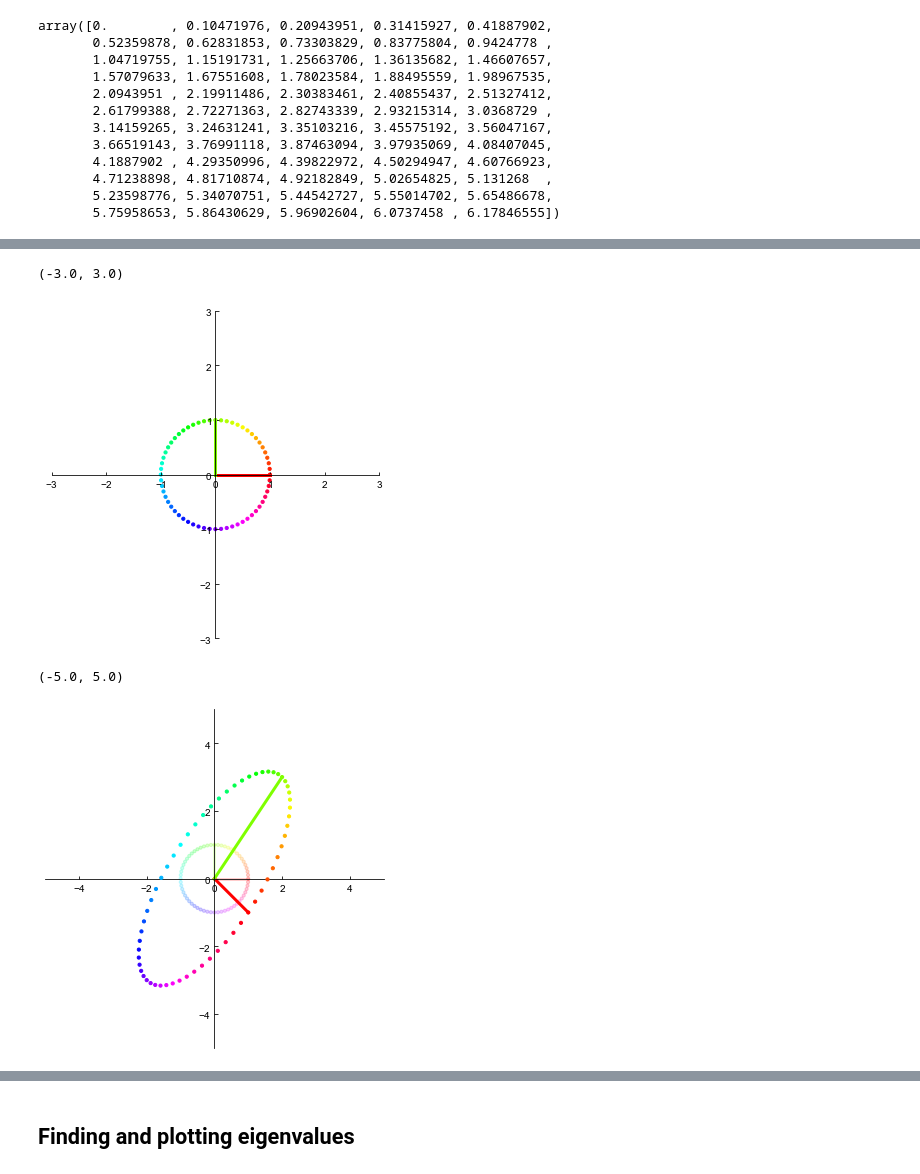
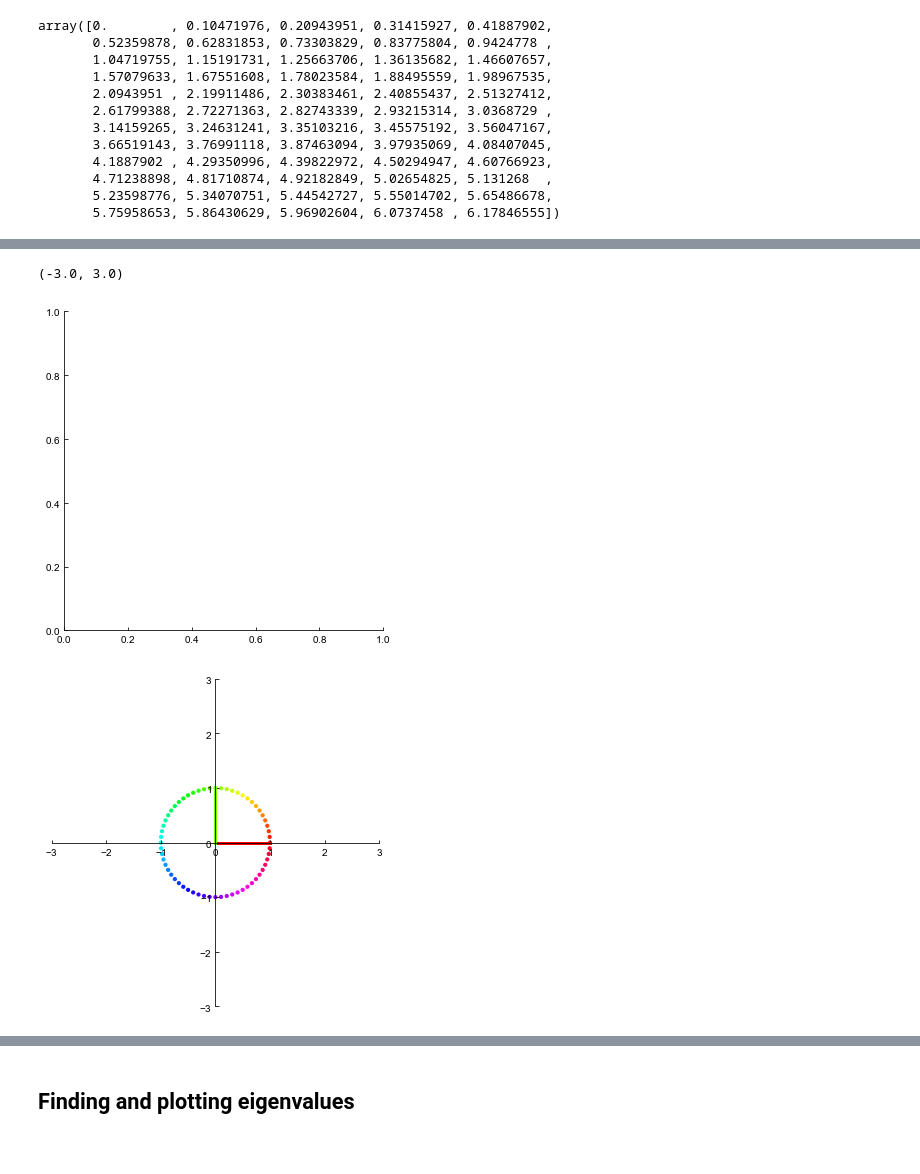
Before and after one commit to badralbanna/FTN, a Jupyter notebook: 6 Linear Transformations in 2D.ipynb, the cells around one changed output, grey strips where cells are left out. Drawn from its saved outputs; the diff is of its cells as text; code cells hidden in the pictures.

```diff
--- a/6 Linear Transformations in 2D.ipynb
+++ b/6 Linear Transformations in 2D.ipynb
@@ -62,33 +62,40 @@ array([[ 1.00000000e+00,  9.94521895e-01,  9.78147601e-01,
 # %%
 # Defining some functions to plot the points and special points in the transformation
 
-def plot_points(ax, points, sel=None, colors='blue', marker='o', size=10.0, alpha=1.0, zorder=0):
-    ax.set_aspect('equal')
+def plot_points(points, sel=None, colors='blue', marker='o', size=10.0, alpha=1.0, zorder=0, figsize=(5,5), ax=None):
+    if ax is None:
+        fig, ax = plt.subplots(figsize=figsize)
+
     if not isinstance(colors, list):
         colors = len(points[0]) * [colors]
+
     out = ax.scatter(points[0,:], points[1,:], c=colors, marker=marker, s=size, alpha=alpha, zorder=zorder)
+
     if sel is not None:
         for i in V_sel:
             ax.plot([0,points[0][i]], [0, points[1][i]], color=colors[i], linewidth=3, alpha=alpha)
+
     ax.spines['bottom'].set_position(('data',0))
     ax.spines['left'].set_position(('data',0))
-    return(out)
+    ax.set_aspect('equal')
+    return(ax, out)
 # %%
 # Plotting the initial set of points V as a color wheel
 
 # Drawing the axes
 fig, ax = plt.subplots(figsize=(5,5))
 ax.set_aspect('equal')
 
 # Plotting the points
-a = plot_points(ax, V, colors=colors, sel=V_sel, zorder=1)
+ax, _ = plot_points(V, colors=colors, sel=V_sel, zorder=1)
 
 # Setting the scale of x and y axis
 ax.set_xlim([-3, 3])
 ax.set_ylim([-3, 3])
 # %% [output]
 (-3.0, 3.0)
-[figure, old version]
+[figure, new version]
+[figure, added]
 # %%
 # Definining the linear transformation using the matrix M (CHANGE THE NUMBERS BELOW)
 M = np.array(
@@ -101,18 +105,15 @@ V2 = M @ V
 # %%
-# Plotting the result of multiplying V by M (along with the initial set, V)
+def plot_trans(points, M, sel=V_sel, colors=colors, ax=None):
+    if ax is None:
+        fig, ax = plt.subplots(figsize=(5,5))
 
-# Drawing the axes
-fig, ax = plt.subplots(figsize=(5,5))
+    # Plotting the point
+    plot_points(V, sel=V_sel, colors=colors, zorder=1, alpha=.2, ax=ax)
 
-# Plotting the points
-plot_points(ax, V, sel=V_sel, colors=colors, zorder=1, alpha=.2)
+    # Matrix multiplicaton (@) of points V by M to get new points V2
+    V2 = M @ V
 
-# Plotting the new points
-plot_points(ax, V2, sel=V_sel, colors=colors, zorder=3)
+    # Plotting the new points
+    plot_points(V2, sel=V_sel, colors=colors, zorder=3, ax=ax)
 
-# Setting the scale of x and y axis
-ax.set_xlim([-5, 5])
-ax.set_ylim([-5, 5])
+    return(ax)
-# %% [output]
-(-5.0, 5.0)
-[figure, removed]
```
Also changed, not shown: parts of 6 cells of this notebook, 1 other file.
